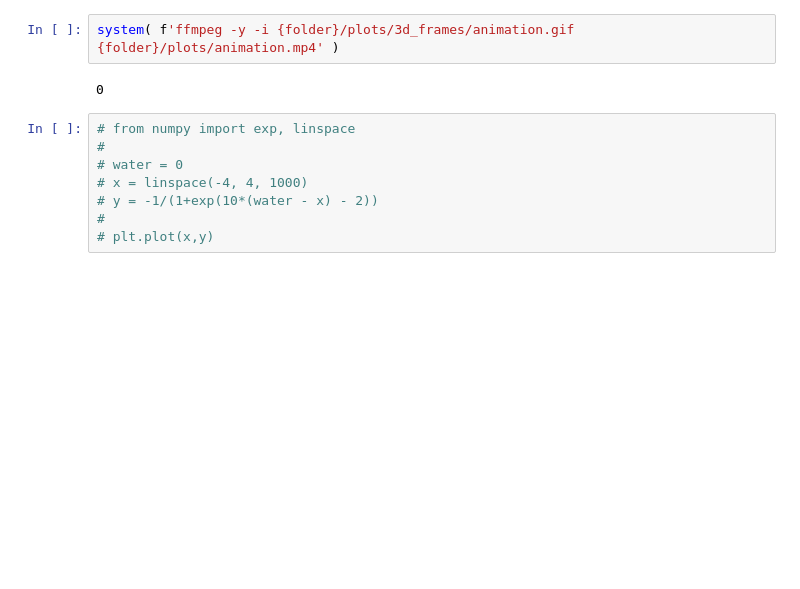
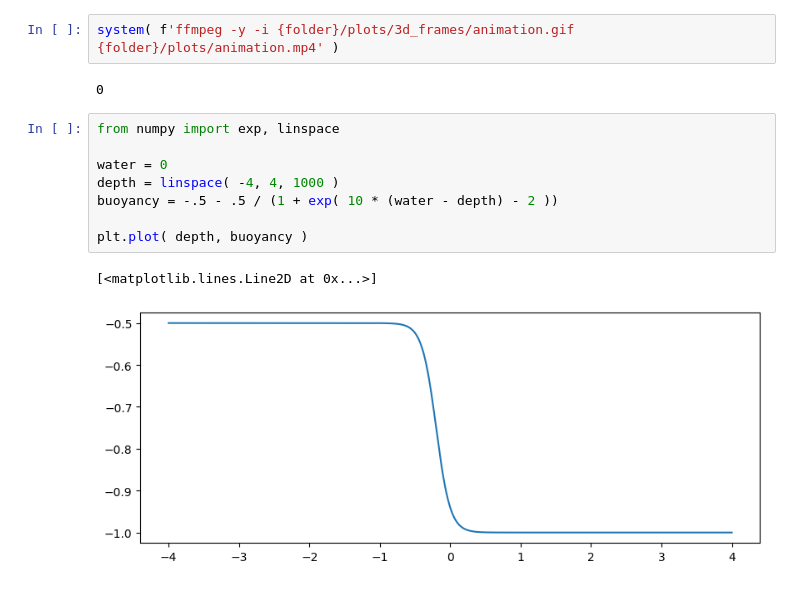
Before and after one commit to Kooolkimooov/pympc_usage, a Jupyter notebook: post_process.ipynb, the cells around one changed output. Saved outputs shown, nothing was run; the diff lists cells and outputs as text; blank space fills up the shorter version.

Commit message:
Fixed some plotting Added some plotting

```diff
--- a/post_process.ipynb
+++ b/post_process.ipynb
@@ -484,10 +476,13 @@ system( f'ffmpeg -y -i {folder}/plots/3d_frames/animation.gif {folder}/plots/ani
 # %% [output]
 0
 # %%
-# from numpy import exp, linspace
-#
-# water = 0
-# x = linspace(-4, 4, 1000)
-# y = -1/(1+exp(10*(water - x) - 2))
-#
-# plt.plot(x,y)
+from numpy import exp, linspace
+
+water = 0
+depth = linspace( -4, 4, 1000 )
+buoyancy = -.5 - .5 / (1 + exp( 10 * (water - depth) - 2 ))
+
+plt.plot( depth, buoyancy )
+# %% [output]
+[<matplotlib.lines.Line2D at 0x...>]
+[figure, added]
```
Also changed, not shown: parts of 12 cells of this notebook.
